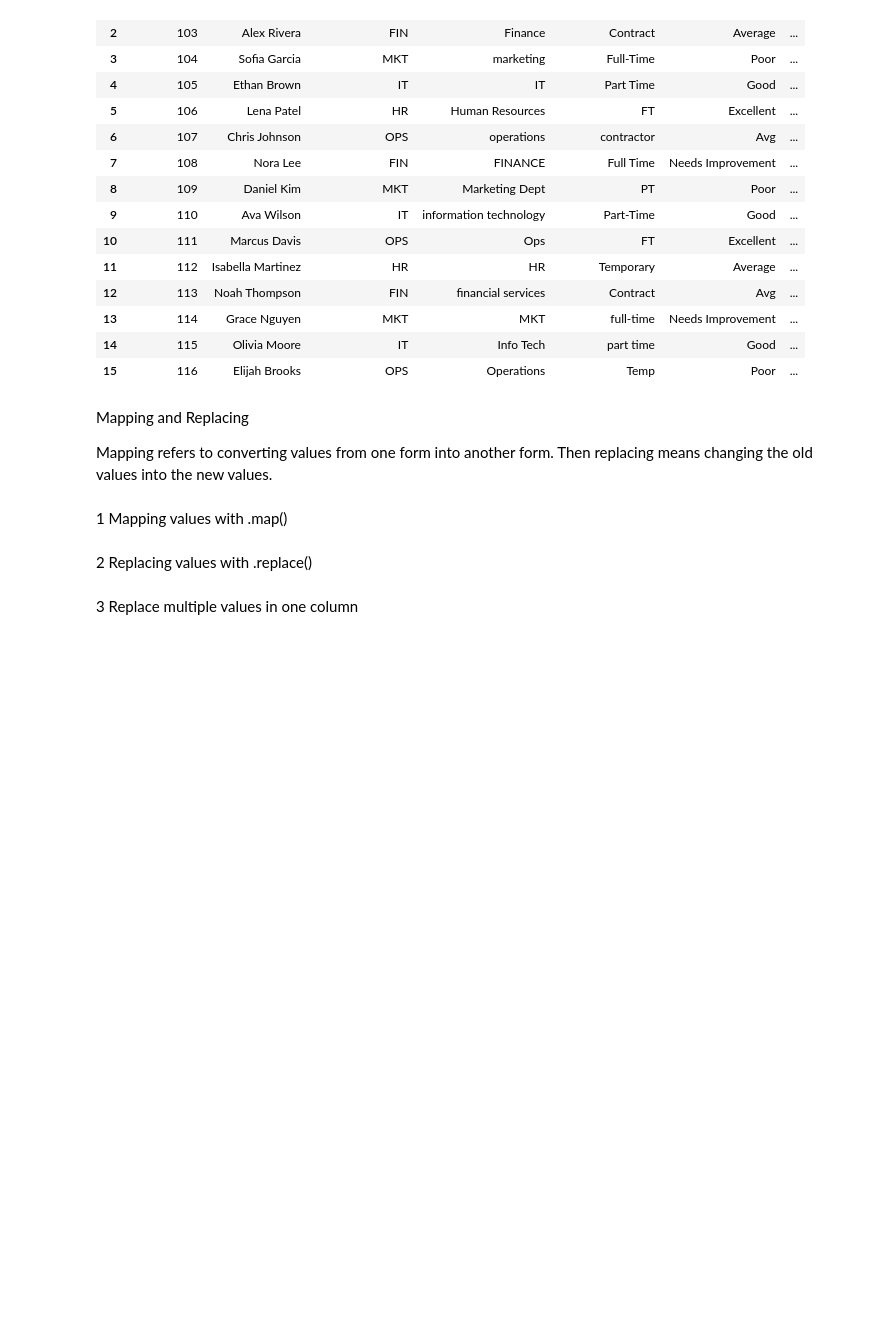
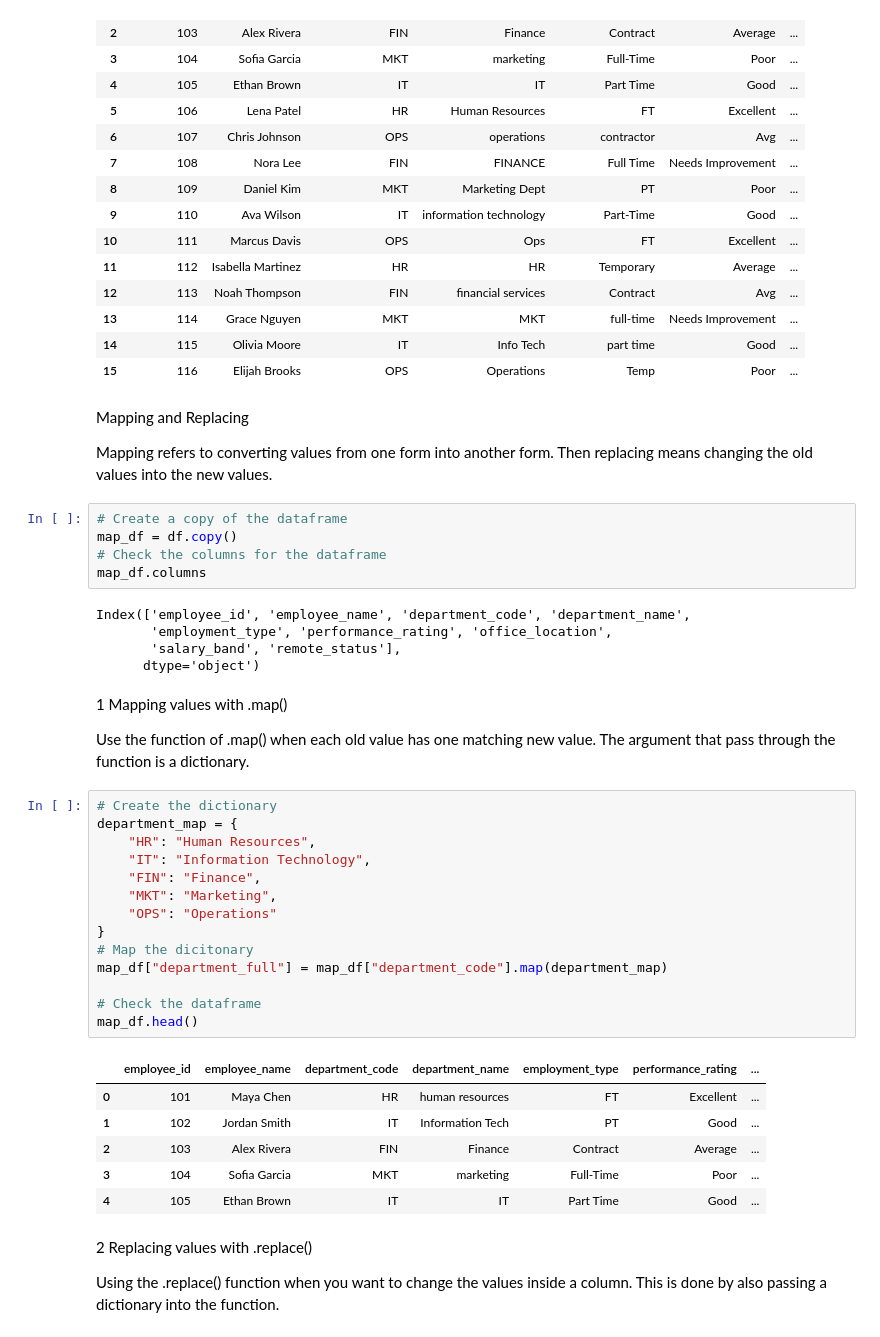
Before and after one commit to JoshPatNava/Data_Transformation, a Jupyter notebook: Mapping_Replacing/mapping_replacing.ipynb, the cells around one changed output. Saved outputs shown, nothing was run; the diff lists cells and outputs as text; blank space fills up the shorter version.

```diff
--- a/Mapping_Replacing/mapping_replacing.ipynb
+++ b/Mapping_Replacing/mapping_replacing.ipynb
@@ -72,9 +72,42 @@ df
 Mapping and Replacing
 
 Mapping refers to converting values from one form into another form. Then replacing means changing the old values into the new values.
+# %%
+# Create a copy of the dataframe
+map_df = df.copy()
+# Check the columns for the dataframe
+map_df.columns
+# %% [output]
+Index(['employee_id', 'employee_name', 'department_code', 'department_name',
+       'employment_type', 'performance_rating', 'office_location',
+       'salary_band', 'remote_status'],
+      dtype='object')
 # %% [markdown]
 1 Mapping values with .map()
+
+Use the function of .map() when each old value has one matching new value. The argument that pass through the function is a dictionary.
+# %%
+# Create the dictionary
+department_map = {
+    "HR": "Human Resources",
+    "IT": "Information Technology",
+    "FIN": "Finance",
+    "MKT": "Marketing",
+    "OPS": "Operations"
+}
+# Map the dicitonary
+map_df["department_full"] = map_df["department_code"].map(department_map)
+
+# Check the dataframe
+map_df.head()
+# %% [output]
+|  | employee_id | employee_name | department_code | department_name | employment_type | performance_rating | ... |
+| 0 | 101 | Maya Chen | HR | human resources | FT | Excellent | ... |
+| 1 | 102 | Jordan Smith | IT | Information Tech | PT | Good | ... |
+| 2 | 103 | Alex Rivera | FIN | Finance | Contract | Average | ... |
+| 3 | 104 | Sofia Garcia | MKT | marketing | Full-Time | Poor | ... |
+| 4 | 105 | Ethan Brown | IT | IT | Part Time | Good | ... |
 # %% [markdown]
 2 Replacing values with .replace()
+
+Using the .replace() function when you want to change the values inside a column. This is done by also passing a dictionary into the function.
-# %% [markdown]
-3 Replace multiple values in one column
```
Also changed, not shown: parts of 23 cells of this notebook, 1 other file.
